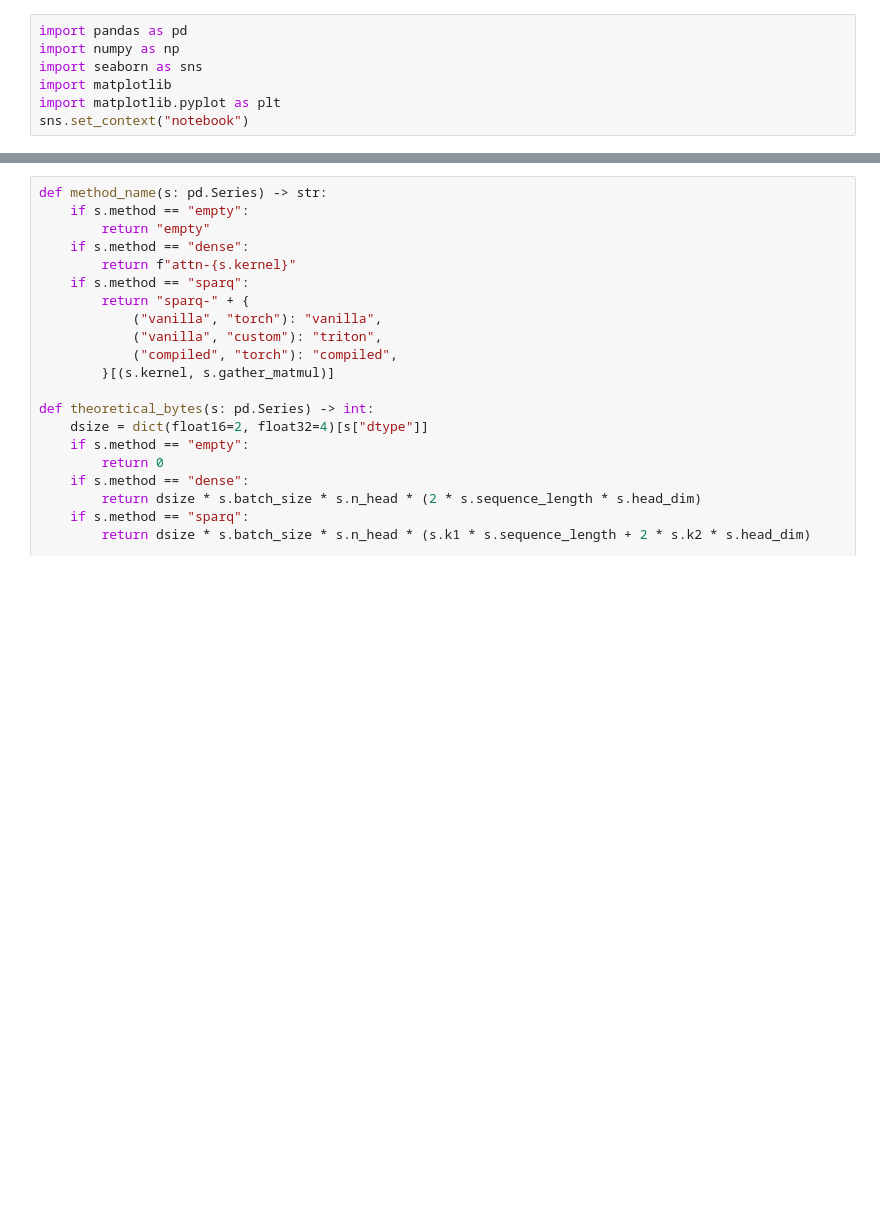
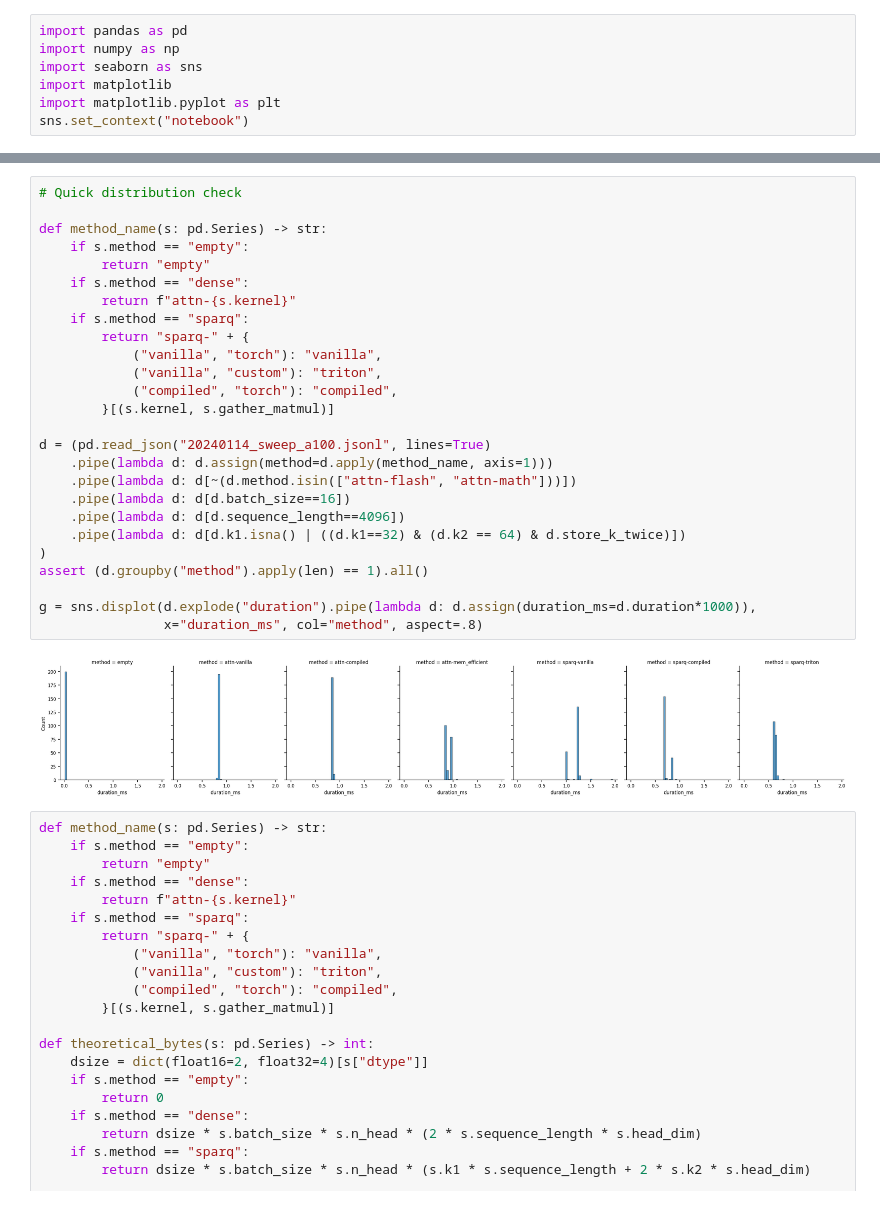
Before and after one commit to graphcore-research/llm-inference-research, a Jupyter notebook: 2023-sparse-attention/rmoe-75-benchmarks/ExploreA100.ipynb, the cells around one changed output, grey strips where cells are left out. Cells and saved outputs as stored; diff of their text form; blank space fills up the shorter version.

```diff
--- a/2023-sparse-attention/rmoe-75-benchmarks/ExploreA100.ipynb
+++ b/2023-sparse-attention/rmoe-75-benchmarks/ExploreA100.ipynb
@@ -8,3 +31,31 @@ sns.set_context("notebook")
+# %%
+# Quick distribution check
+
+def method_name(s: pd.Series) -> str:
+    if s.method == "empty":
+        return "empty"
+    if s.method == "dense":
+        return f"attn-{s.kernel}"
+    if s.method == "sparq":
+        return "sparq-" + {
+            ("vanilla", "torch"): "vanilla",
+            ("vanilla", "custom"): "triton",
+            ("compiled", "torch"): "compiled",
+        }[(s.kernel, s.gather_matmul)]
+
+d = (pd.read_json("20240114_sweep_a100.jsonl", lines=True)
+    .pipe(lambda d: d.assign(method=d.apply(method_name, axis=1)))
+    .pipe(lambda d: d[~(d.method.isin(["attn-flash", "attn-math"]))])
+    .pipe(lambda d: d[d.batch_size==16])
+    .pipe(lambda d: d[d.sequence_length==4096])
+    .pipe(lambda d: d[d.k1.isna() | ((d.k1==32) & (d.k2 == 64) & d.store_k_twice)])
+)
+assert (d.groupby("method").apply(len) == 1).all()
+
+g = sns.displot(d.explode("duration").pipe(lambda d: d.assign(duration_ms=d.duration*1000)),
+                x="duration_ms", col="method", aspect=.8)
+# %% [output]
+[figure, added]
 # %%
 def method_name(s: pd.Series) -> str:
     if s.method == "empty":
```
Also changed, not shown: parts of 3 cells of this notebook, 5 other files.
